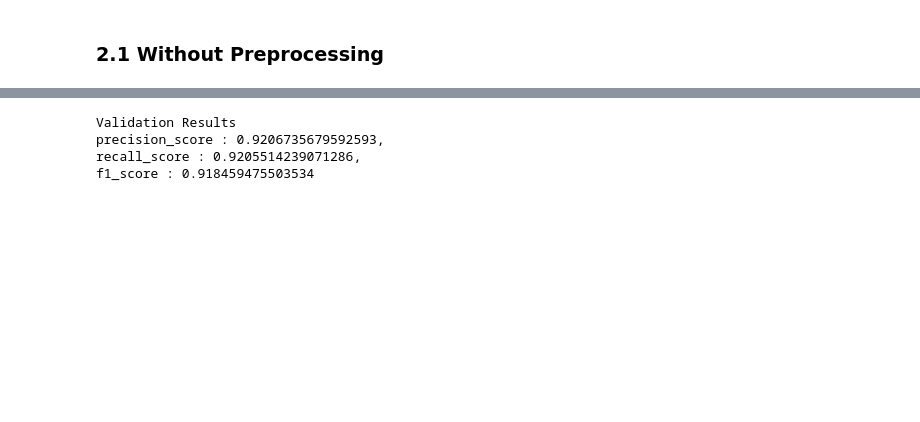
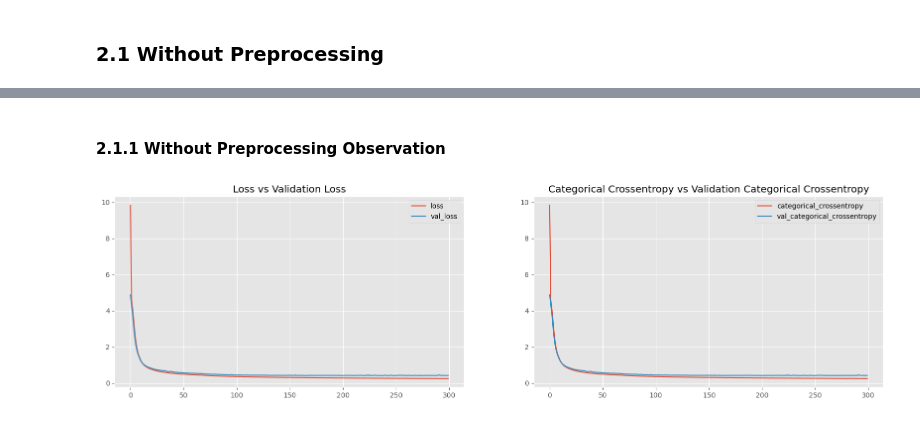
Before and after one commit to SarkarPriyanshu/DataScienceAssign, a Jupyter notebook: ResoluteAI_Task_2_Classification.ipynb, the cells around one changed output, grey strips where cells are left out. Saved outputs shown, nothing was run; the diff lists cells and outputs as text; code cells hidden in the pictures; blank space fills up the shorter version.

```diff
--- a/ResoluteAI_Task_2_Classification.ipynb
+++ b/ResoluteAI_Task_2_Classification.ipynb
@@ -378,5 +420,5 @@ Trainable params: 3472 (13.56 KB)
 Non-trainable params: 0 (0.00 Byte)
 _________________________________________________________________
 # %%
-Model_2_1.fit(X_train,y_train_transformed,epochs=150,batch_size=256,validation_data=(X_val,y_val_transformed))
+Model_2_1.fit(X_train,y_train_transformed,epochs=300,batch_size=256,validation_data=(X_val,y_val_transformed))
 # %% [output]
@@ -426,7 +443,6 @@ Model_2_1_val_predictions = Model_2_1_val_pred.argmax(axis=1)
-# %%
-print(f"Validation Results \nprecision_score : {precision_score(Model_2_1_val_orig,Model_2_1_val_predictions, average='weighted')},\nrecall_score : {recall_score(Model_2_1_val_orig,Model_2_1_val_predictions, average='weighted')},\nf1_score : {f1_score(Model_2_1_val_orig,Model_2_1_val_predictions, average='weighted')}")
-# %% [output]
-Validation Results
-precision_score : 0.9206735679592593,
-recall_score : 0.9205514239071286,
-f1_score : 0.918459475503534
+# %% [markdown]
+#### 2.1.1 **Without Preprocessing Observation**
+# %%
+ShowResultPlot(model=Model_2_1)
+# %% [output]
+[figure, added]
```
Also changed, not shown: parts of 82 cells of this notebook.
